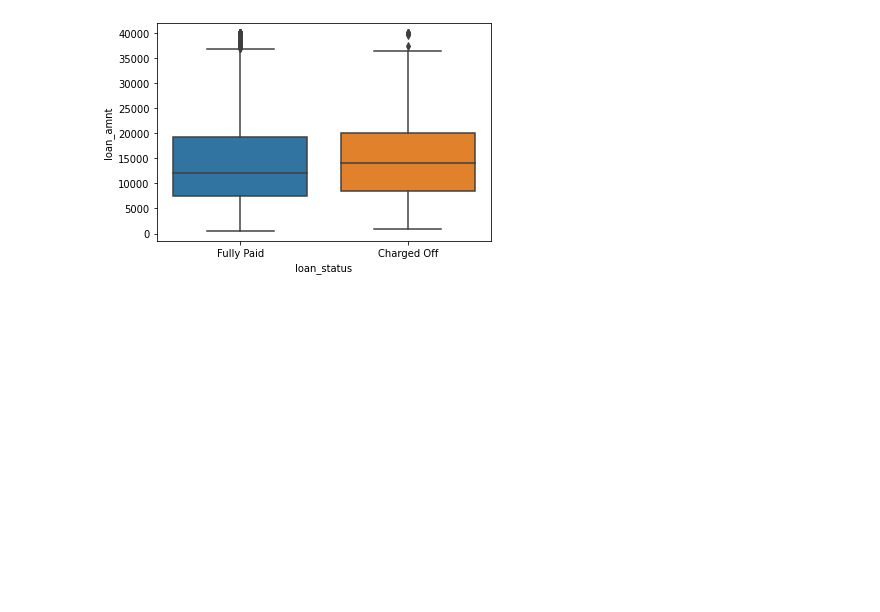
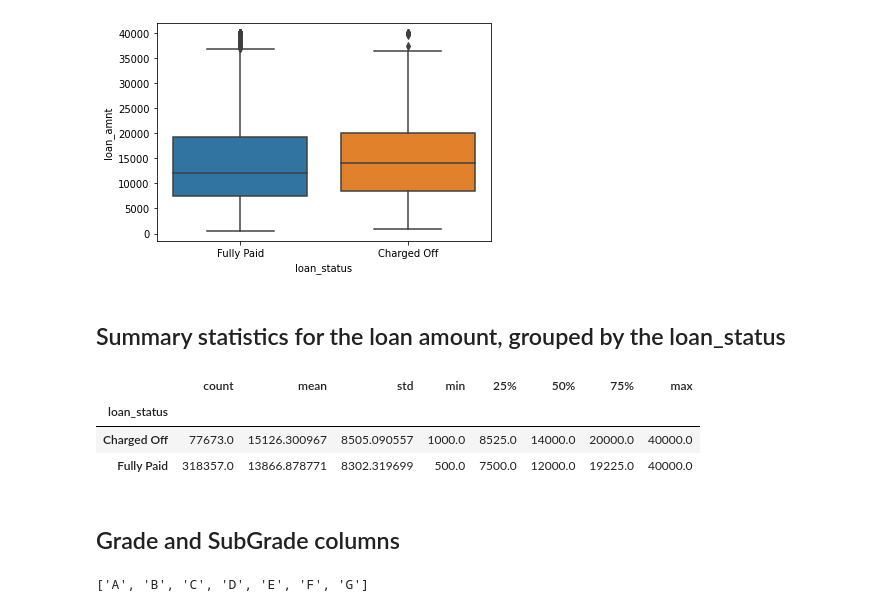
Before and after one commit to tavasolireza/Predict-Loan-Repayment, a Jupyter notebook: loan_repayment.ipynb, the cells around one changed output. Drawn from its saved outputs; the diff is of its cells as text; code cells hidden in the pictures; blank space fills up the shorter version.

```diff
--- a/loan_repayment.ipynb
+++ b/loan_repayment.ipynb
@@ -98,3 +98,18 @@ sns.boxplot(x='loan_status',y='loan_amnt',data=df)
 # %% [output]
 <matplotlib.axes._subplots.AxesSubplot at 0x...>
 [figure]
+# %% [markdown]
+## Summary statistics for the loan amount, grouped by the loan_status
+# %%
+df.groupby('loan_status')['loan_amnt'].describe()
+# %% [output]
+|  | count | mean | std | min | 25% | 50% | 75% | max |
+| loan_status |  |  |  |  |  |  |  |  |
+| Charged Off | 77673.0 | 15126.300967 | 8505.090557 | 1000.0 | 8525.0 | 14000.0 | 20000.0 | 40000.0 |
+| Fully Paid | 318357.0 | 13866.878771 | 8302.319699 | 500.0 | 7500.0 | 12000.0 | 19225.0 | 40000.0 |
+# %% [markdown]
+## Grade and SubGrade columns
+# %%
+sorted(df['grade'].unique())
+# %% [output]
+['A', 'B', 'C', 'D', 'E', 'F', 'G']
```
Also changed, not shown: parts of 9 cells of this notebook.
